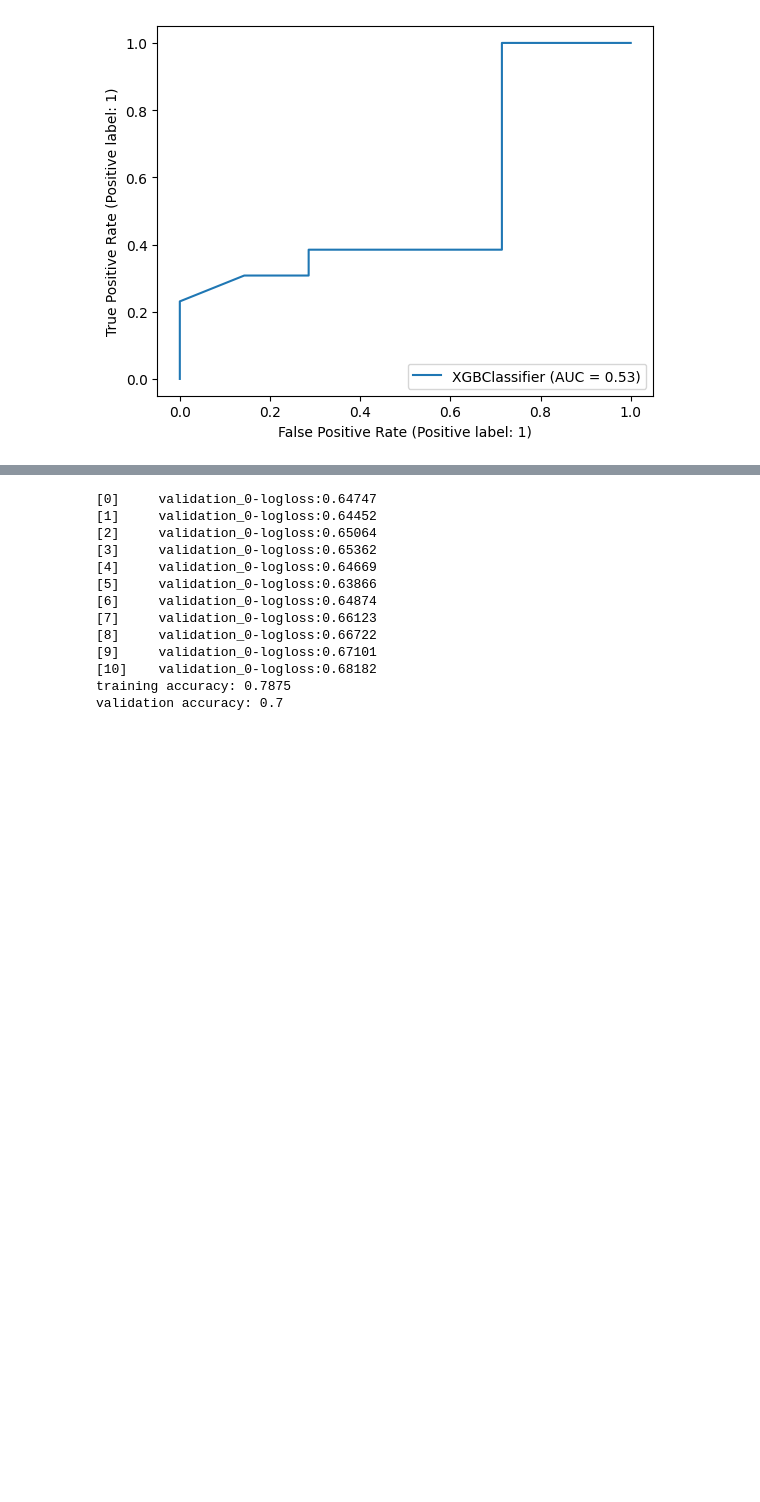
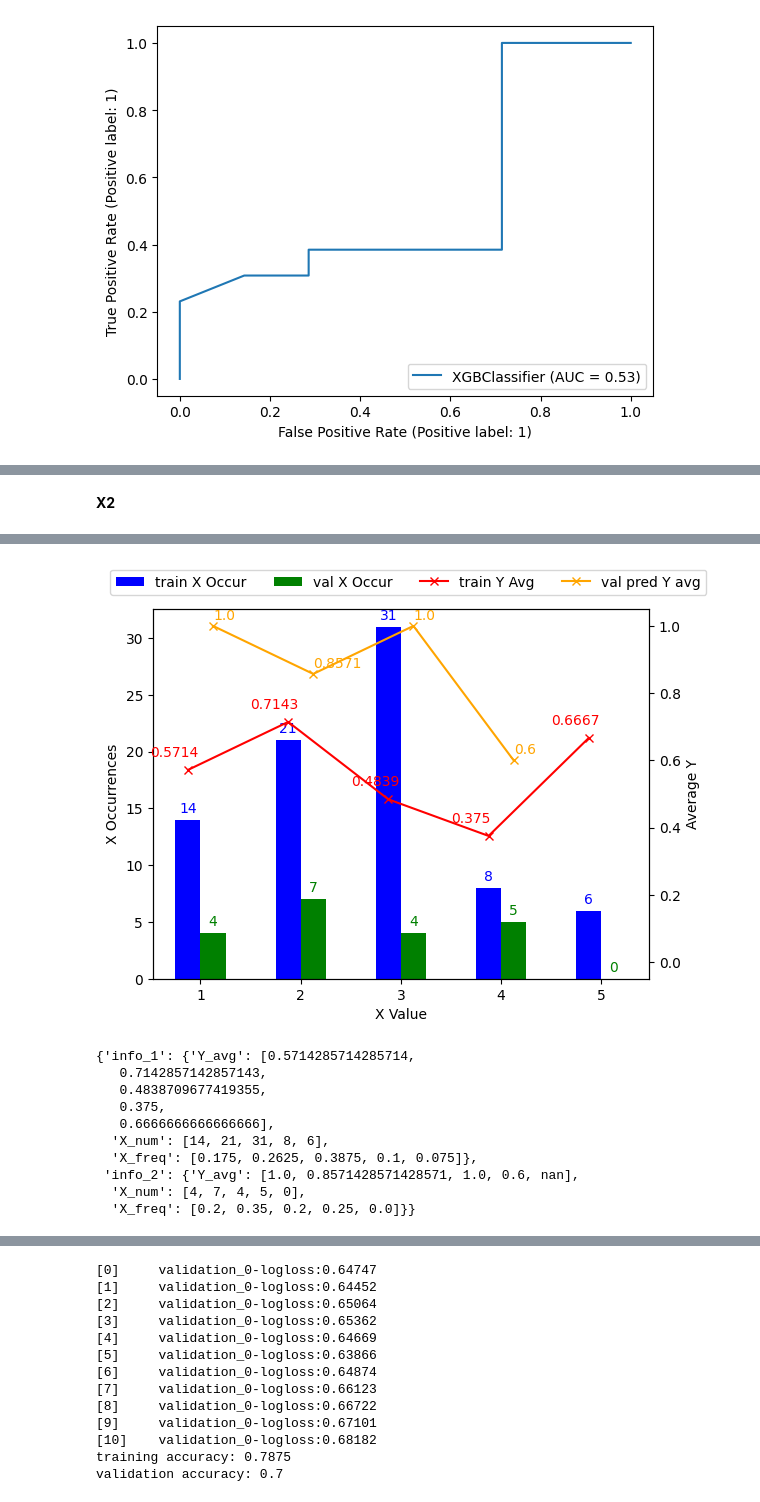
Before and after one commit to Arnoldzyf/Apziva-Projects, a Jupyter notebook: 1_happy_customers.ipynb, the cells around one changed output, grey strips where cells are left out. Drawn from its saved outputs; the diff is of its cells as text; code cells hidden in the pictures; blank space fills up the shorter version.

```diff
--- a/1_happy_customers.ipynb
+++ b/1_happy_customers.ipynb
@@ -400,0 +494,5 @@ On Validation Set: --------------
+# %% [markdown]
+**X2**
+# %%
+show_train_val_avg_Y_and_X_occr(train['X2'], train['Y'], val['X2'], val['Y_'])
+# %% [output]
@@ -400,0 +501,11 @@ On Validation Set: --------------
+[figure, added]
+{'info_1': {'Y_avg': [0.5714285714285714,
+   0.7142857142857143,
+   0.4838709677419355,
+   0.375,
+   0.6666666666666666],
+  'X_num': [14, 21, 31, 8, 6],
+  'X_freq': [0.175, 0.2625, 0.3875, 0.1, 0.075]},
+ 'info_2': {'Y_avg': [1.0, 0.8571428571428571, 1.0, 0.6, nan],
+  'X_num': [4, 7, 4, 5, 0],
+  'X_freq': [0.2, 0.35, 0.2, 0.25, 0.0]}}
```
Also changed, not shown: parts of 24 cells of this notebook.
